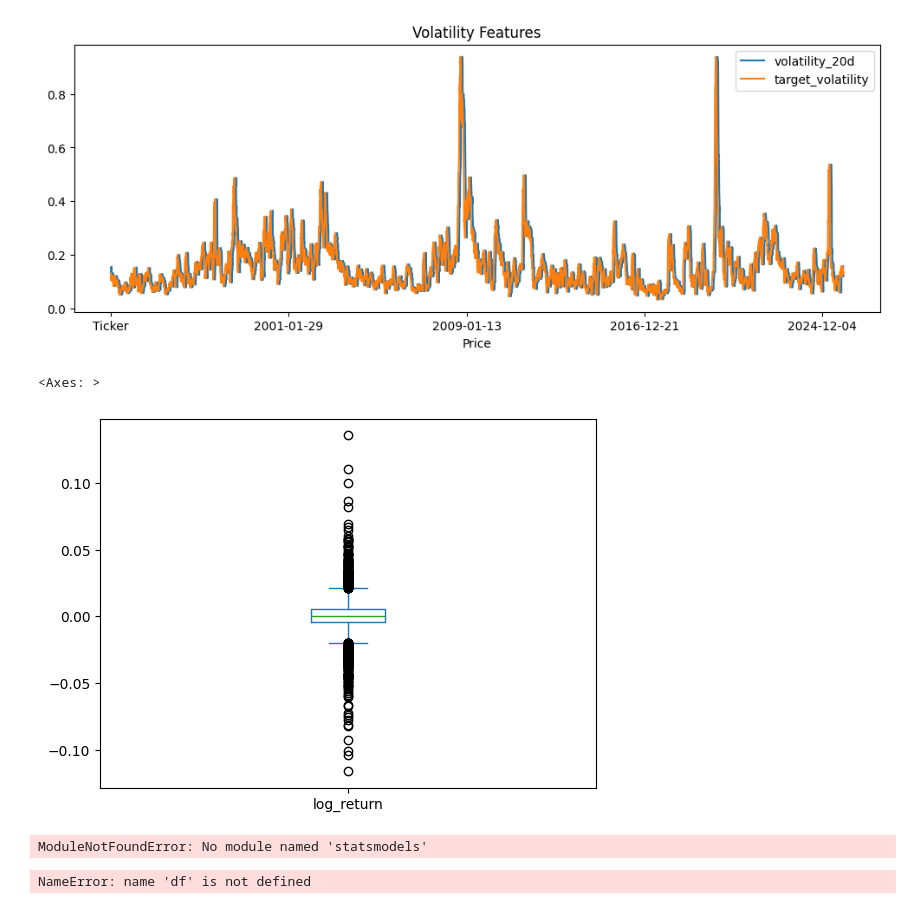
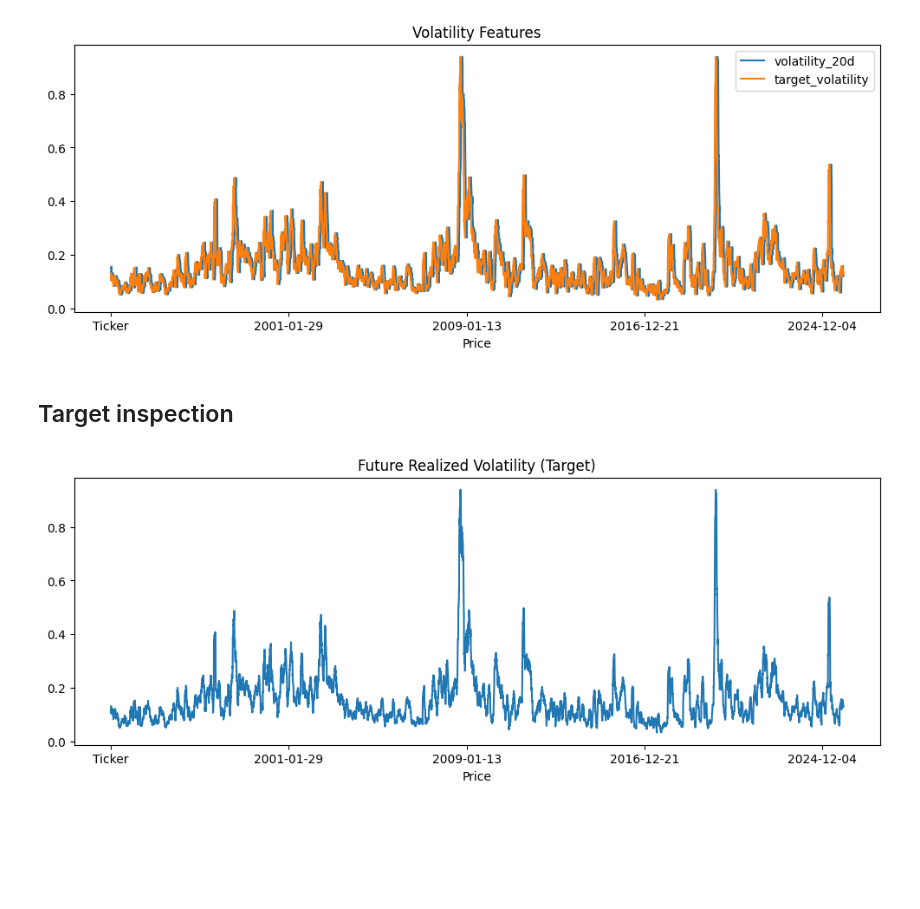
Before and after one commit to coder-red/Financial-volatility-forecasting, a Jupyter notebook: notebooks/01_eda.ipynb, the cells around one changed output. Saved outputs shown, nothing was run; the diff lists cells and outputs as text; code cells hidden in the pictures; blank space fills up the shorter version.

```diff
--- a/notebooks/01_eda.ipynb
+++ b/notebooks/01_eda.ipynb
@@ -101,26 +100,11 @@ plt.title("Volatility Features")
 plt.savefig(f"{RESULTS_DIR}/figures/eda/volatility_features.png")
 # %% [output]
 [figure]
-# %%
-df['log_return'].plot(kind="box")
-# %% [output]
-<Axes: >
-[figure, removed]
-# %%
-from statsmodels.graphics.tsaplots import plot_acf, plot_pacf
-
-plot_acf(df['log_return'], lags=50)
-plot_pacf(df['log_return'], lags=50)
-# %% [output]
-ModuleNotFoundError: No module named 'statsmodels'
-# %%
-    # Calculate returns
-    df['returns'] = df['Close'].pct_change()
-
-    # Realized volatility (annualized rolling std)
-    # There are roughly 252 trading days in a year.
-    df['volatility'] = df['returns'].rolling(window).std() * np.sqrt(252)
-
-    print(df)
-# %% [output]
-NameError: name 'df' is not defined
+# %% [markdown]
+## Target inspection
+# %%
+df["target_volatility"].plot(figsize=(12,4),
+                             title="Future Realized Volatility (Target)")
+plt.savefig(f"{RESULTS_DIR}/figures/eda/target_volatility.png")
+# %% [output]
+[figure, added]
```
Also changed, not shown: parts of 6 cells of this notebook, 8 other files.
